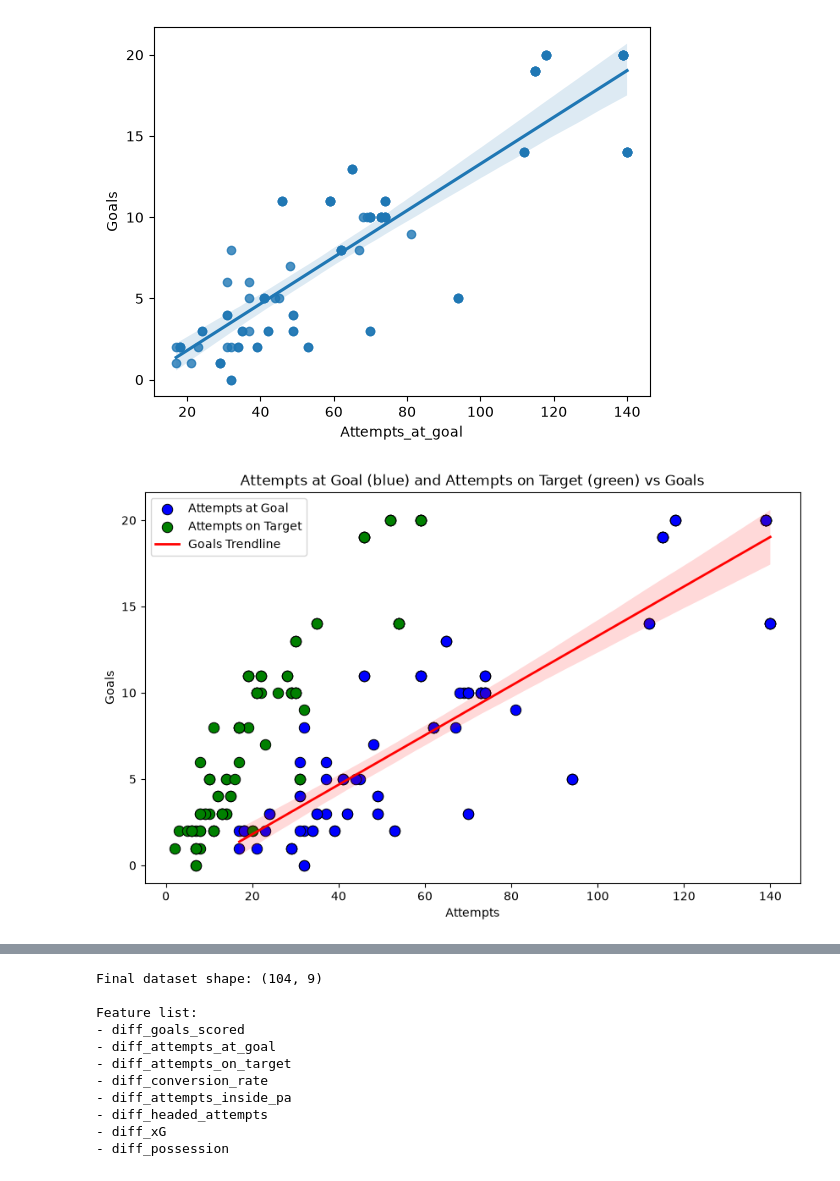
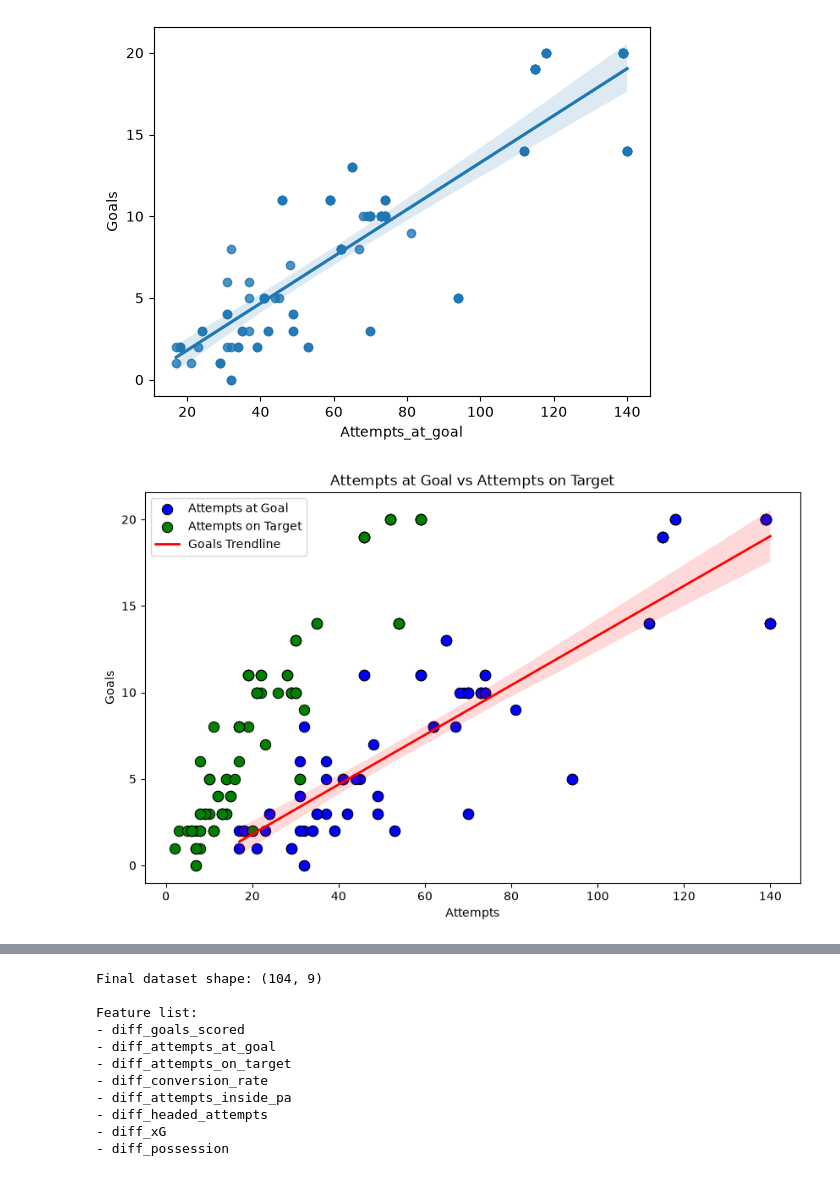
Before and after one commit to DanDooLoo/HIT140_Assessment-2_Group23, a Jupyter notebook: 2_1_LinearRegression.ipynb, the cells around one changed output, grey strips where cells are left out. Saved outputs shown, nothing was run; the diff lists cells and outputs as text; code cells hidden in the pictures.

```diff
--- a/2_1_LinearRegression.ipynb
+++ b/2_1_LinearRegression.ipynb
@@ -367,35 +395,35 @@ sns.scatterplot(
     color="blue",
     s=80,
     edgecolor="black",
     label="Attempts at Goal"
 )
 
 # Green = Y relationship (Attempts_on_target vs Goals)
 sns.scatterplot(
     x=home["Attempts_on_target"],
     y=home["Goals"],
     color="green",
     s=80,
     edgecolor="black",
     label="Attempts on Target"
 )
 
 # Regression line: Goals vs Attempts_at_goal (RED)
 sns.regplot(
     x=home["Attempts_at_goal"],
     y=home["Goals"],
     scatter=False,
     line_kws={"color": "red", "linewidth": 2},
     label="Goals Trendline"
 )
 
 plt.xlabel("Attempts")
 plt.ylabel("Goals")
-plt.title("Attempts at Goal (blue) and Attempts on Target (green) vs Goals")
+plt.title("Attempts at Goal vs Attempts on Target")
 plt.legend()
 plt.show()
 # %% [output]
-[figure, old version]
+[figure, new version]
 # %%
 # Rename home columns with prefix
 home_cols_map = {
```
Also changed, not shown: parts of 7 cells of this notebook, 2 other files.
